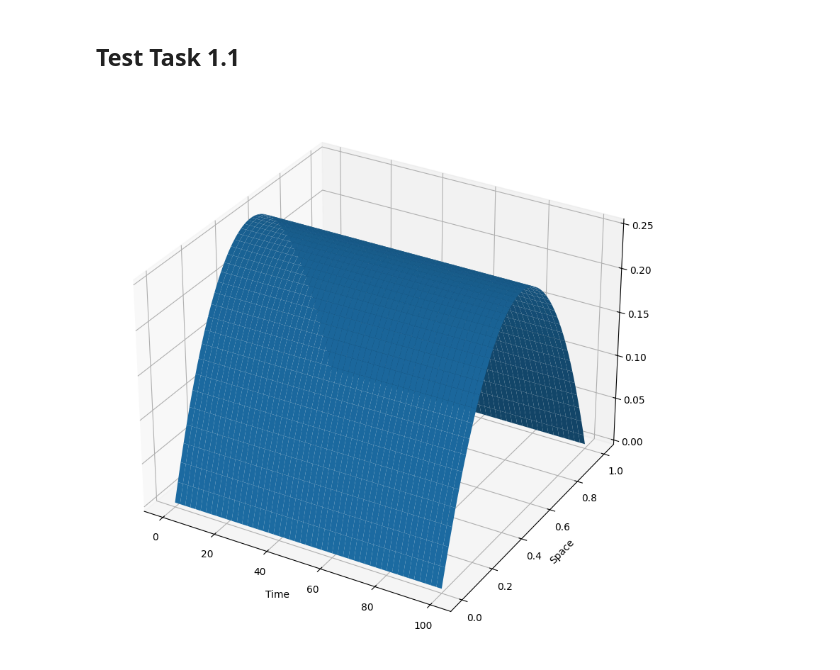
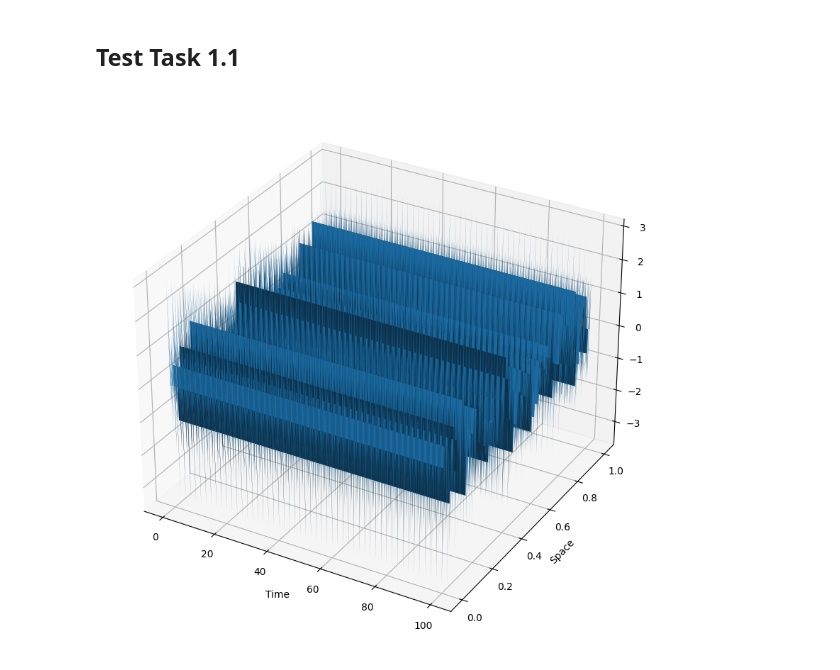
Before and after one commit to william-lundgren/FilipNumMums, a Jupyter notebook: Projekt3.ipynb, the cells around one changed output. Drawn from its saved outputs; the diff is of its cells as text; code cells hidden in the pictures.

```diff
--- a/Projekt3.ipynb
+++ b/Projekt3.ipynb
@@ -25,11 +25,11 @@ def euler_step(A: np.array, y_n: np.array, h: float, alpha, beta):
 # %% [markdown]
 ## Task 1.1
 # %%
-def euler_solve(g_0, N, M, t_end, alpha, beta):
+def euler_solve(g_0_vec, N, M, t_end, alpha, beta):
     xx = np.linspace(0, 1, N+2)
     tt = np.linspace(0, t_end, M+1)
     Y = np.zeros((M+1, N+2))
-    Y[0,:] = g_0(xx)
+    Y[0,:] = g_0_vec
     for i in range(M):
         Y[i+1,:] = euler_step(toeplitz_like(N), Y[i,:][1:-1], t_end/M, alpha, beta)
     return Y, tt, xx
@@ -47,8 +47,14 @@ def plot3d(Y, t_grid, x_grid):
      plt.show()
 # %% [markdown]
 ## Test Task 1.1
-# %%
-Y, t_grid, x_grid = euler_solve(lambda x : x*(1-x), 999, 999, 100, 0, 0)
-plot3d(Y, t_grid, x_grid)
-# %% [output]
-[figure, removed]
+# %%
+N = 999
+M = 999
+t_end = 100
+alpha = 0
+beta = 0
+
+Y, t_grid, x_grid = euler_solve(np.random.normal(loc=0.0, scale=1.0, size=N+2), N, M, t_end, alpha, beta)
+plot3d(Y, t_grid, x_grid)
+# %% [output]
+[figure, added]
```
